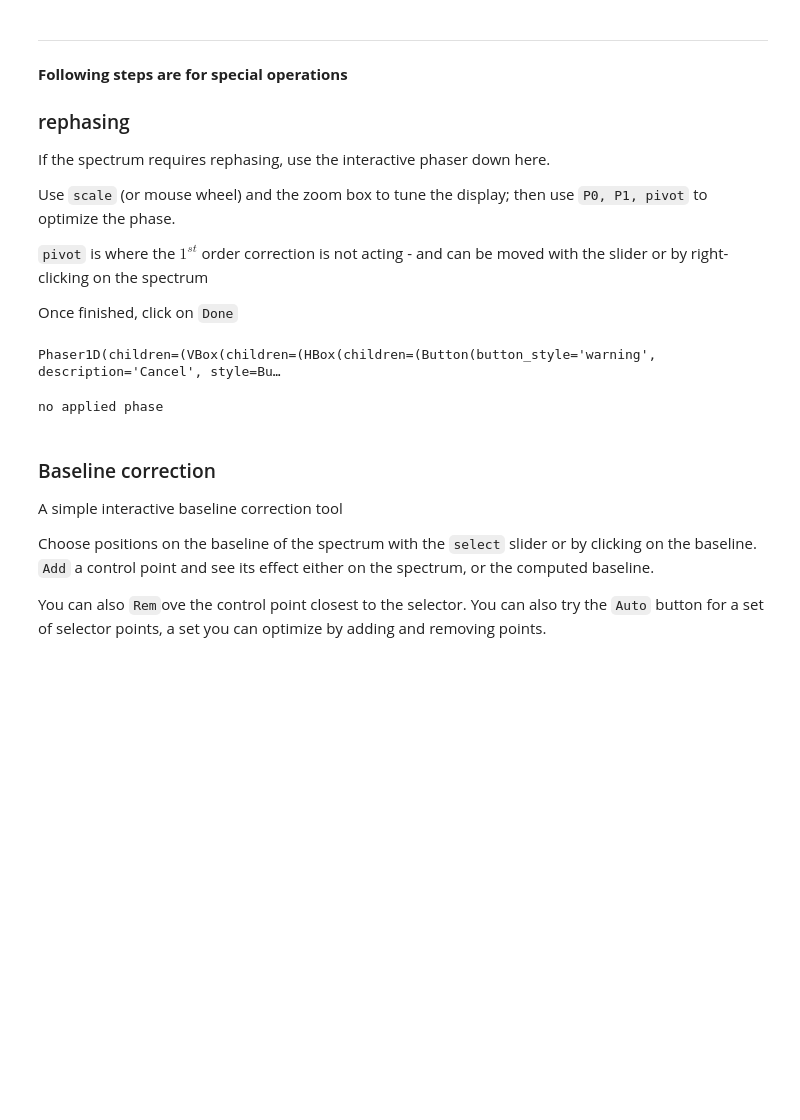
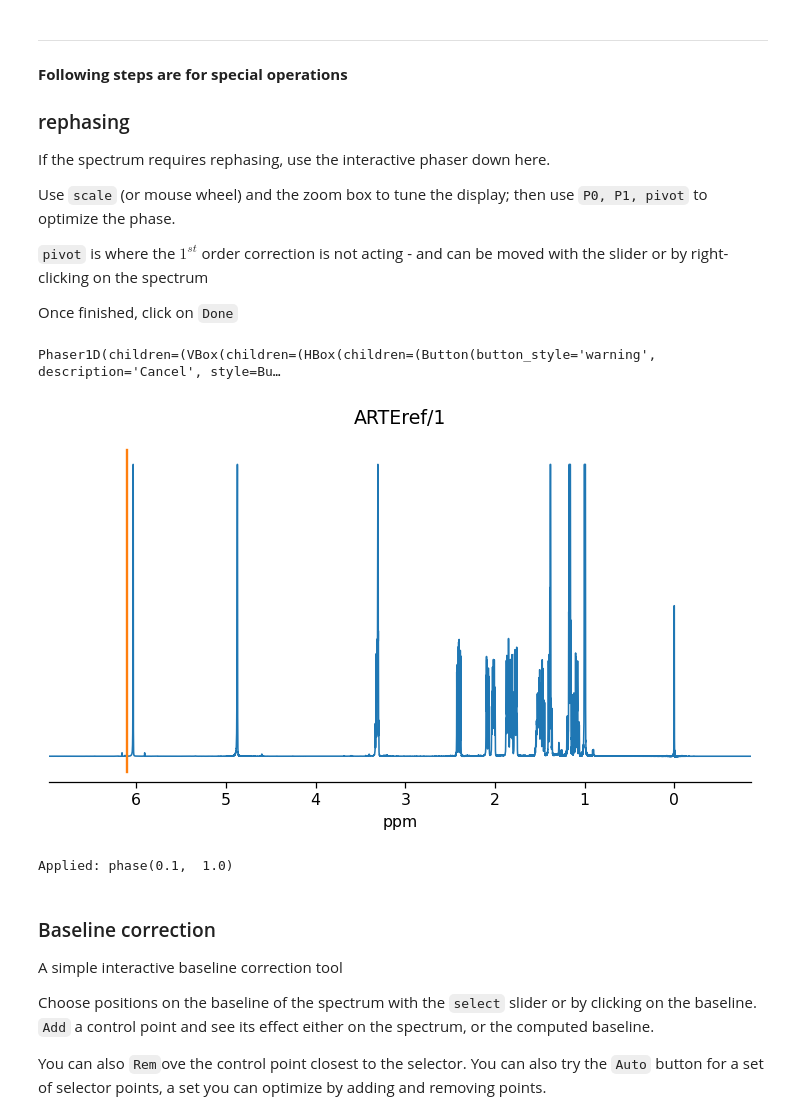
Before and after one commit to spike-project/spike, a Jupyter notebook: Notebooks/Proc1DNMR.ipynb, the cells around one changed output. Saved outputs shown, nothing was run; the diff lists cells and outputs as text; code cells hidden in the pictures; blank space fills up the shorter version.

```diff
--- a/Notebooks/Proc1DNMR.ipynb
+++ b/Notebooks/Proc1DNMR.ipynb
@@ -158,10 +156,12 @@ Use `scale` (or mouse wheel) and the zoom box to tune the display; then use `P0,
 Once finished, click on `Done`
 # %%
 # rephasing
+reload(I)
 I.Phaser1D(D1, title=FC.nmrname)
 # %% [output]
 Phaser1D(children=(VBox(children=(HBox(children=(Button(button_style='warning', description='Cancel', style=Bu…
+[figure, added]
-no applied phase
+Applied: phase(0.1,  1.0)
 # %% [markdown]
 ### Baseline correction
 A simple interactive baseline correction tool
```
Also changed, not shown: parts of 6 cells of this notebook, 13 other files.
